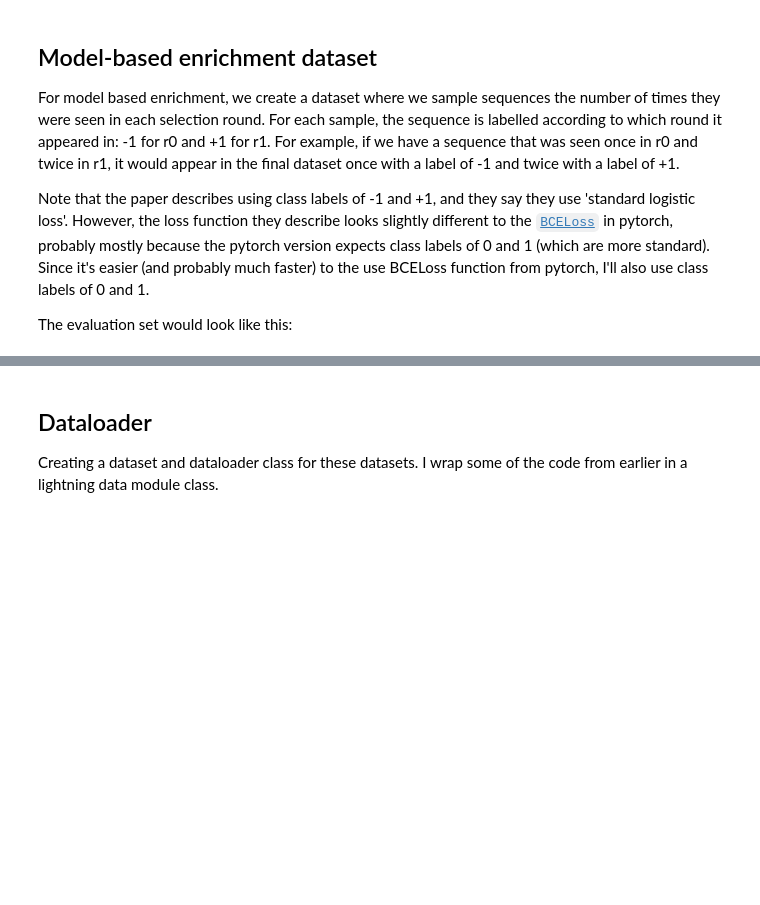
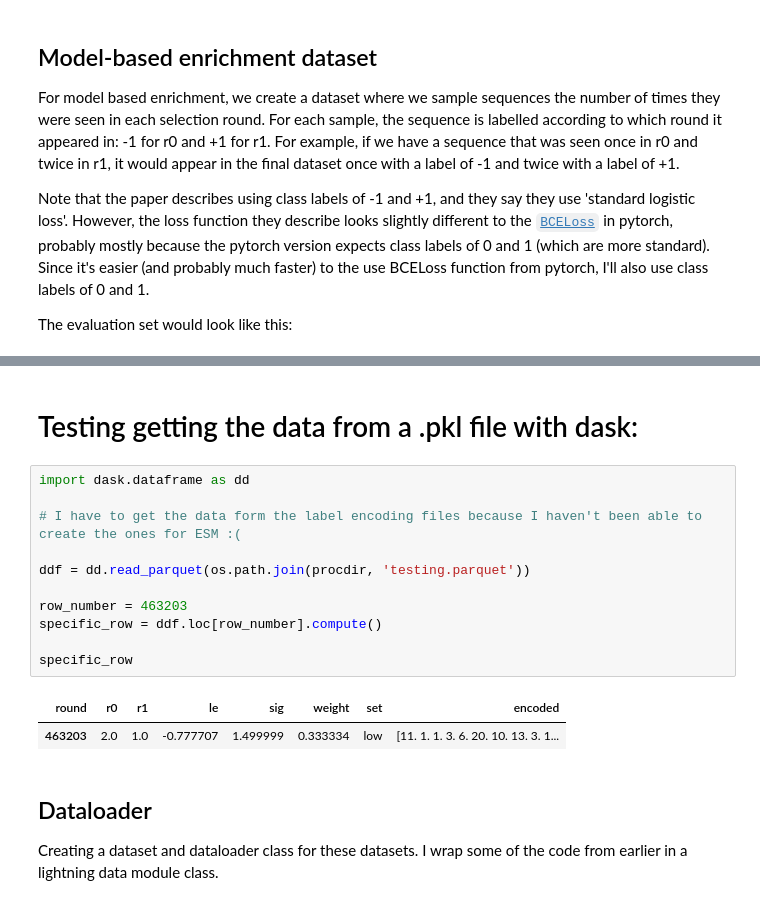
Before and after one commit to szsctt/aavolve_data, a Jupyter notebook: notebooks/2024-06-13_mbe-linear.ipynb, the cells around one changed output, grey strips where cells are left out. Saved outputs shown, nothing was run; the diff lists cells and outputs as text; blank space fills up the shorter version.

```diff
--- a/notebooks/2024-06-13_mbe-linear.ipynb
+++ b/notebooks/2024-06-13_mbe-linear.ipynb
@@ -309,3 +472,19 @@ df_example
+# %% [markdown]
+# Testing getting the data from a .pkl file with dask:
+# %%
+import dask.dataframe as dd
+
+# I have to get the data form the label encoding files because I haven't been able to create the ones for ESM :(
+
+ddf = dd.read_parquet(os.path.join(procdir, 'testing.parquet'))
+
+row_number = 463203
+specific_row = ddf.loc[row_number].compute()
+
+specific_row
+# %% [output]
+| round | r0 | r1 | le | sig | weight | set | encoded |
+| 463203 | 2.0 | 1.0 | -0.777707 | 1.499999 | 0.333334 | low | [11. 1. 1. 3. 6. 20. 10. 13. 3. 1... |
 # %% [markdown]
 ## Dataloader
 
```
Also changed, not shown: parts of 16 cells of this notebook, 6 other files.
